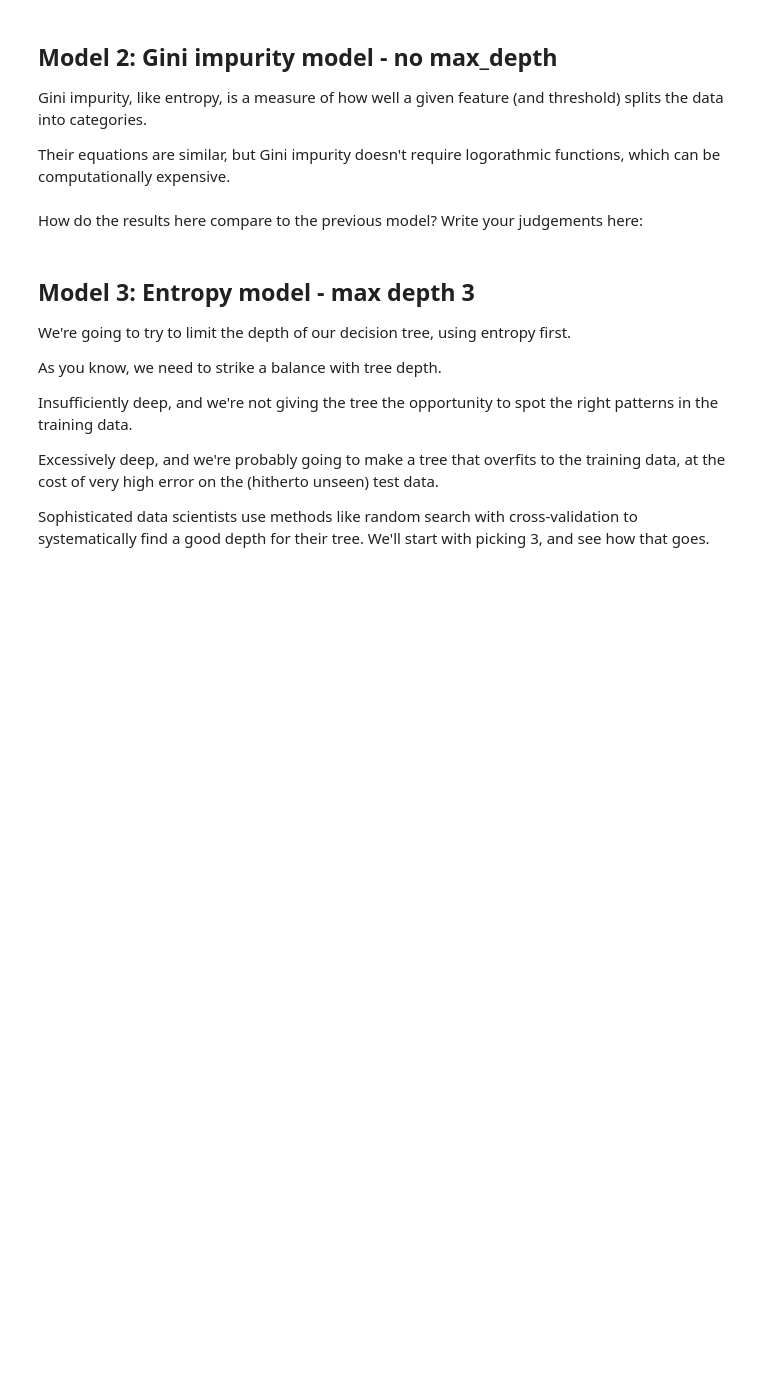
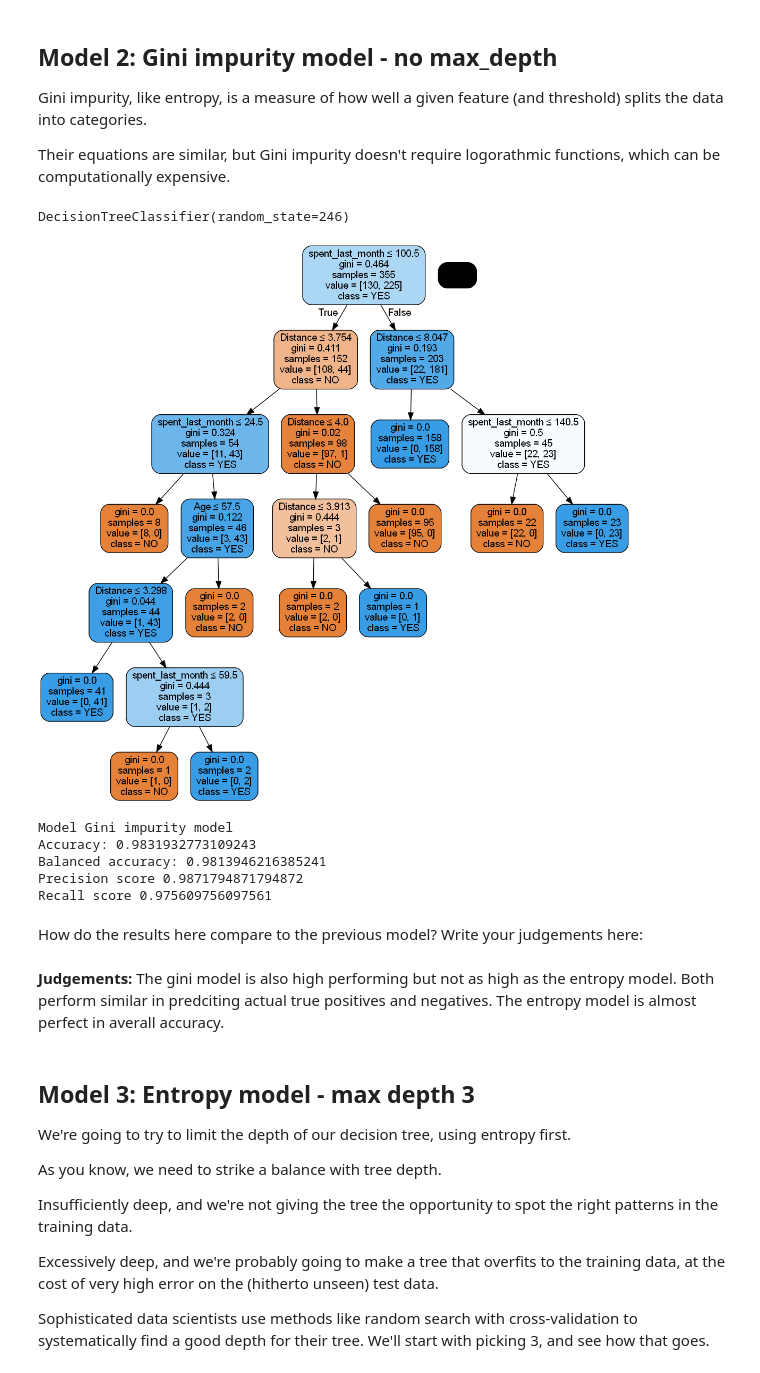
Before and after one commit to PM696/SpringboardBootCamp_DataScience, a Jupyter notebook: Springboard Decision Tree Specialty Coffee Case Study - Tier 3.ipynb, the cells around one changed output. Cells and saved outputs as stored; diff of their text form; code cells hidden in the pictures; blank space fills up the shorter version.

```diff
--- a/Springboard Decision Tree Specialty Coffee Case Study - Tier 3.ipynb
+++ b/Springboard Decision Tree Specialty Coffee Case Study - Tier 3.ipynb
@@ -403,16 +424,18 @@ Their equations are similar, but Gini impurity doesn't require logorathmic funct
 # %%
 # Make a variable called gini_model, and assign it exactly what you assigned entr_model with above, but with the
 # criterion changed to 'gini'
-_ _ _
+gini_model = tree.DecisionTreeClassifier(criterion='gini', random_state = 246)
 
 # Call fit() on the gini_model as you did with the entr_model
-_ _ _
+gini_model.fit(X_train, y_train)
 
 # Call predict() on the gini_model as you did with the entr_model
-_ _ _
+y_pred = gini_model.predict(X_test)
 
 # Turn y_pred into a series, as before
-_ _ _
+y_pred = pd.Series(y_pred)
 
 # Check out gini_model
-_ _ _
+gini_model
+# %% [output]
+DecisionTreeClassifier(random_state=246)
@@ -426,3 +442,16 @@ _ _ _
+# %%
+# As before, but make the model name gini_model
+dot_data = StringIO()
+
+# We can do so with export_graphviz
+tree.export_graphviz(gini_model, out_file=dot_data, filled=True, rounded=True, special_characters=True,
+                     feature_names=X_train.columns, class_names = ['NO', 'YES'])
+
+# Alternatively for class_names use entr_model.classes_
+graph = pydotplus.graph_from_dot_data(dot_data.getvalue())
+Image(graph.create_png())
+# %% [output]
+[figure, added]
 # %%
 # Run this block for model evaluation
 print("Model Gini impurity model")
@@ -430,8 +459,16 @@ print("Accuracy:", metrics.accuracy_score(y_test,y_pred))
 print("Balanced accuracy:", metrics.balanced_accuracy_score(y_test,y_pred))
 print('Precision score' , metrics.precision_score(y_test,y_pred, pos_label = "YES"))
 print('Recall score' , metrics.recall_score(y_test,y_pred, pos_label = "NO"))
+# %% [output]
+Model Gini impurity model
+Accuracy: 0.9831932773109243
+Balanced accuracy: 0.9813946216385241
+Precision score 0.9871794871794872
+Recall score 0.975609756097561
 # %% [markdown]
 How do the results here compare to the previous model? Write your judgements here:
+# %% [markdown]
+**Judgements:** The gini model is also high performing but not as high as the entropy model. Both perform similar in predciting actual true positives and negatives. The entropy model is almost perfect in averall accuracy.
 # %% [markdown]
 ## Model 3: Entropy model - max depth 3
 We're going to try to limit the depth of our decision tree, using entropy first.
```
Also changed, not shown: parts of 28 cells of this notebook.
